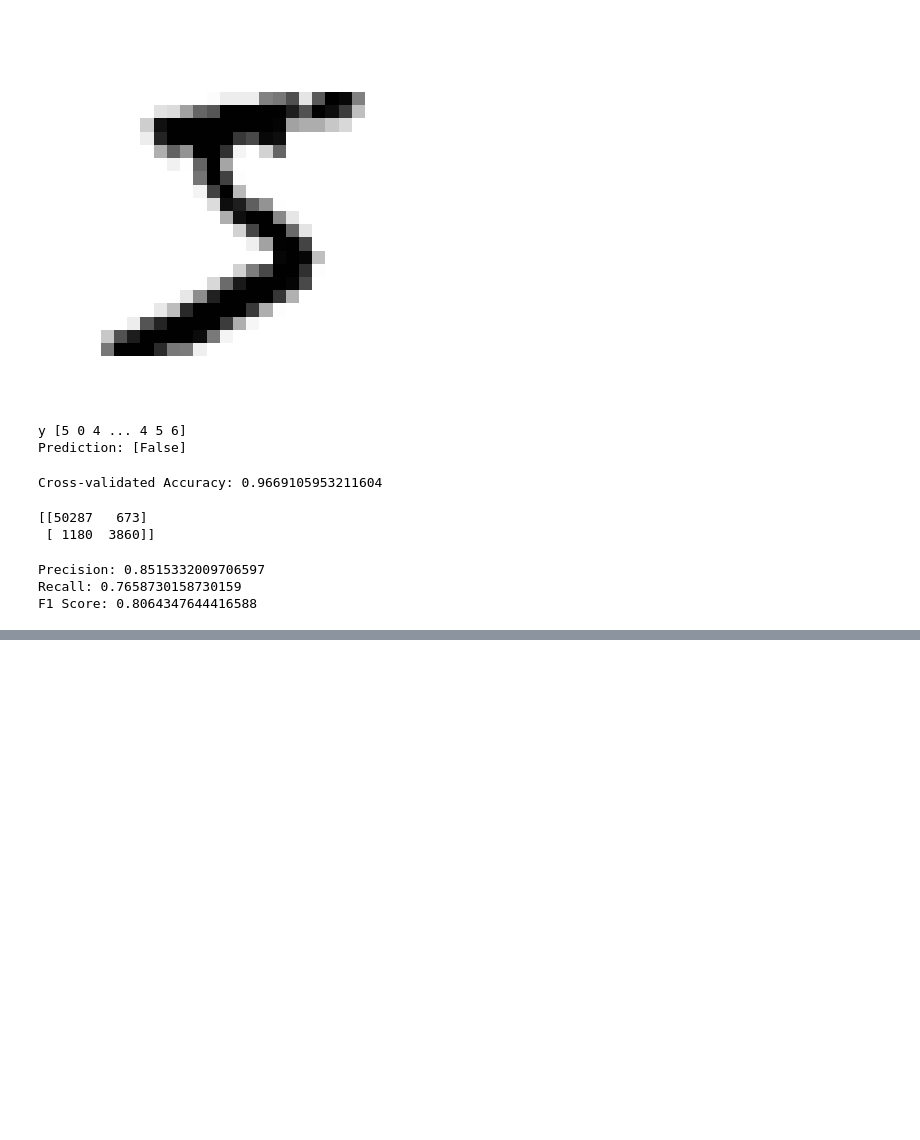
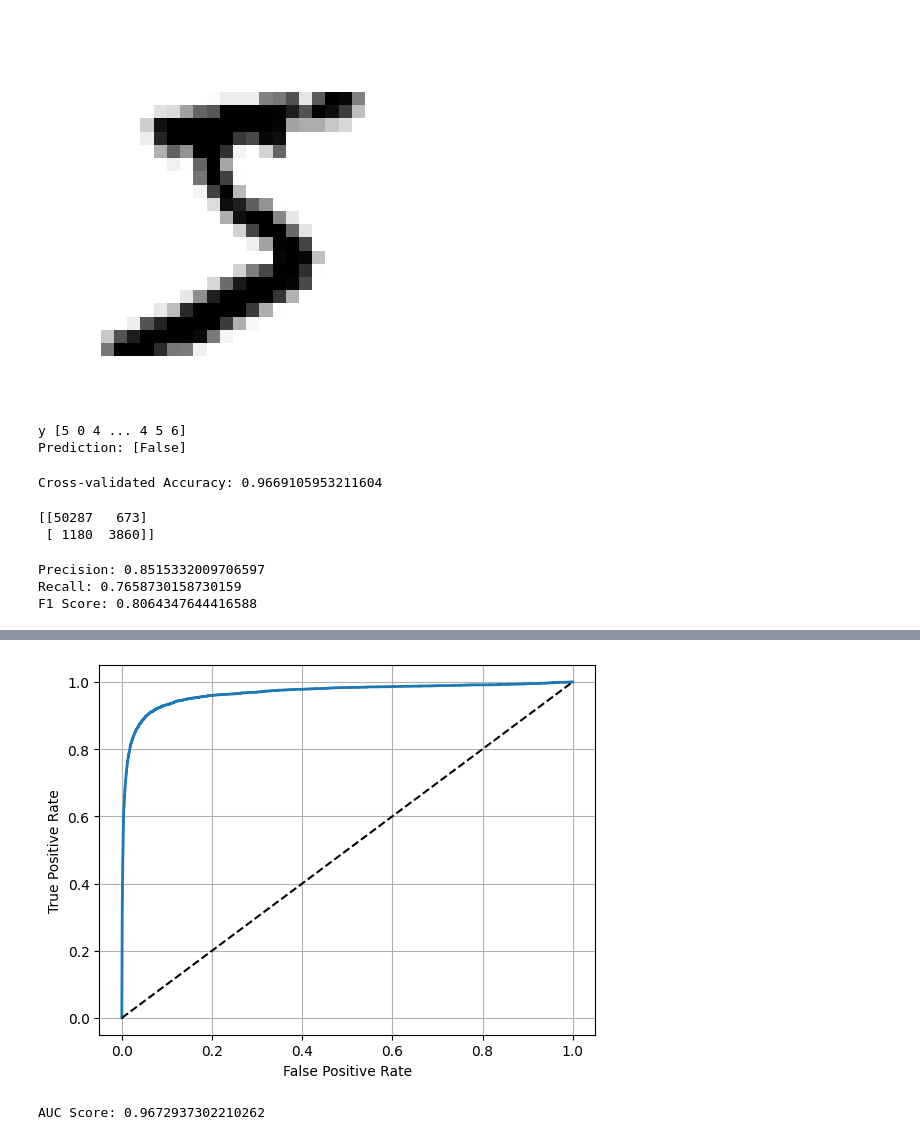
Before and after one commit to justkimtai/ml-tutorials, a Jupyter notebook: ch-3-notebook.ipynb, the cells around one changed output, grey strips where cells are left out. Saved outputs shown, nothing was run; the diff lists cells and outputs as text; code cells hidden in the pictures; blank space fills up the shorter version.

```diff
--- a/ch-3-notebook.ipynb
+++ b/ch-3-notebook.ipynb
@@ -64,0 +88,29 @@ F1 Score: 0.8064347644416588
+# %%
+from sklearn.metrics import roc_curve, roc_auc_score
+
+# True Positive Rate (TPR) = Recall = How many actual 5s are correctly predicted.
+# False Positive Rate (FPR) = How many not-5s incorrectly labeled as 5.
+
+fpr, tpr, thresholds = roc_curve(y_train, y_scores)
+
+def plot_roc_curve(fpr, tpr):
+    plt.plot(fpr, tpr, linewidth=2)
+    plt.plot([0, 1], [0, 1], "k--")  # Random guess line
+    plt.xlabel('False Positive Rate')
+    plt.ylabel('True Positive Rate')
+    plt.grid(True)
+    plt.show()
+
+plot_roc_curve(fpr, tpr)
+
+# Area Under Curve (AUC) summarizes model quality:
+# AUC = 1.0 → Perfect classifier
+# AUC = 0.5 → Random guessing
+# AUC > 0.9 → Excellent
+# AUC between 0.7–0.9 → Fair to good
+# AUC < 0.7 → Needs improvement
+
+print("AUC Score:", roc_auc_score(y_train, y_scores))
+# %% [output]
+[figure, added]
+AUC Score: 0.9672937302210262
```
Also changed, not shown: parts of 1 cell of this notebook.
